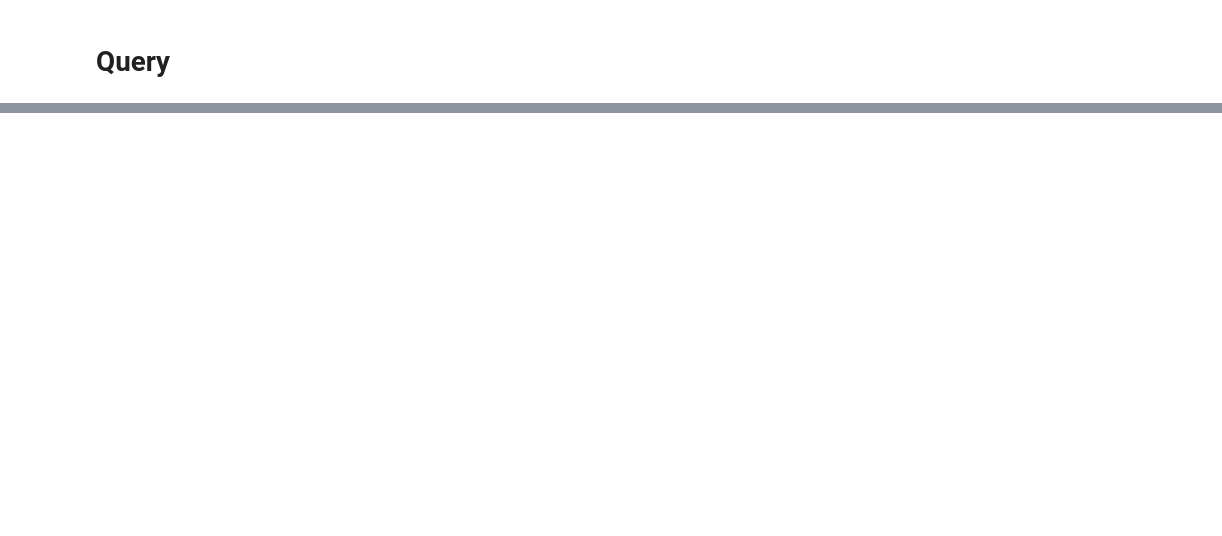
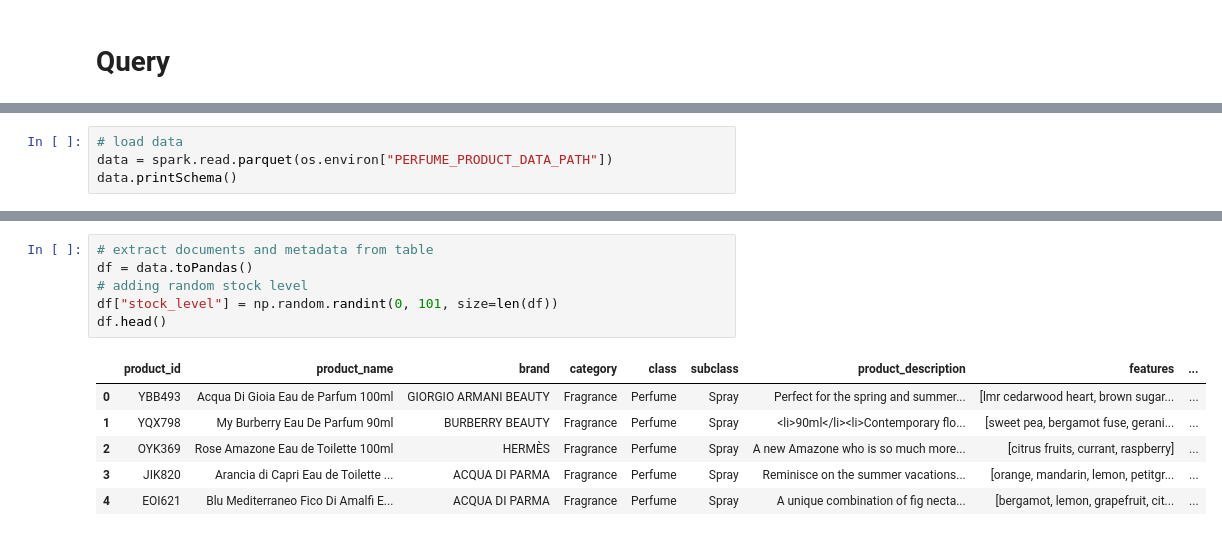
Before and after one commit to cintiaching/similar-cosmetic-product, a Jupyter notebook: main.ipynb, the cells around one changed output, grey strips where cells are left out. Cells and saved outputs as stored; diff of their text form; blank space fills up the shorter version.

```diff
--- a/main.ipynb
+++ b/main.ipynb
@@ -127,0 +129,4 @@ For Product AJK466, the top 9 most similar items are:
+# %%
+# load data
+data = spark.read.parquet(os.environ["PERFUME_PRODUCT_DATA_PATH"])
+data.printSchema()
@@ -127,0 +151,13 @@ For Product AJK466, the top 9 most similar items are:
+# %%
+# extract documents and metadata from table
+df = data.toPandas()
+# adding random stock level
+df["stock_level"] = np.random.randint(0, 101, size=len(df))
+df.head()
+# %% [output]
+|  | product_id | product_name | brand | category | class | subclass | product_description | features | ... |
+| 0 | YBB493 | Acqua Di Gioia Eau de Parfum 100ml | GIORGIO ARMANI BEAUTY | Fragrance | Perfume | Spray | Perfect for the spring and summer... | [lmr cedarwood heart, brown sugar... | ... |
+| 1 | YQX798 | My Burberry Eau De Parfum 90ml | BURBERRY BEAUTY | Fragrance | Perfume | Spray | <li>90ml</li><li>Contemporary flo... | [sweet pea, bergamot fuse, gerani... | ... |
+| 2 | OYK369 | Rose Amazone Eau de Toilette 100ml | HERMÈS | Fragrance | Perfume | Spray | A new Amazone who is so much more... | [citrus fruits, currant, raspberry] | ... |
+| 3 | JIK820 | Arancia di Capri Eau de Toilette ... | ACQUA DI PARMA | Fragrance | Perfume | Spray | Reminisce on the summer vacations... | [orange, mandarin, lemon, petitgr... | ... |
+| 4 | EOI621 | Blu Mediterraneo Fico Di Amalfi E... | ACQUA DI PARMA | Fragrance | Perfume | Spray | A unique combination of fig necta... | [bergamot, lemon, grapefruit, cit... | ... |
```
Also changed, not shown: parts of 19 cells of this notebook.
